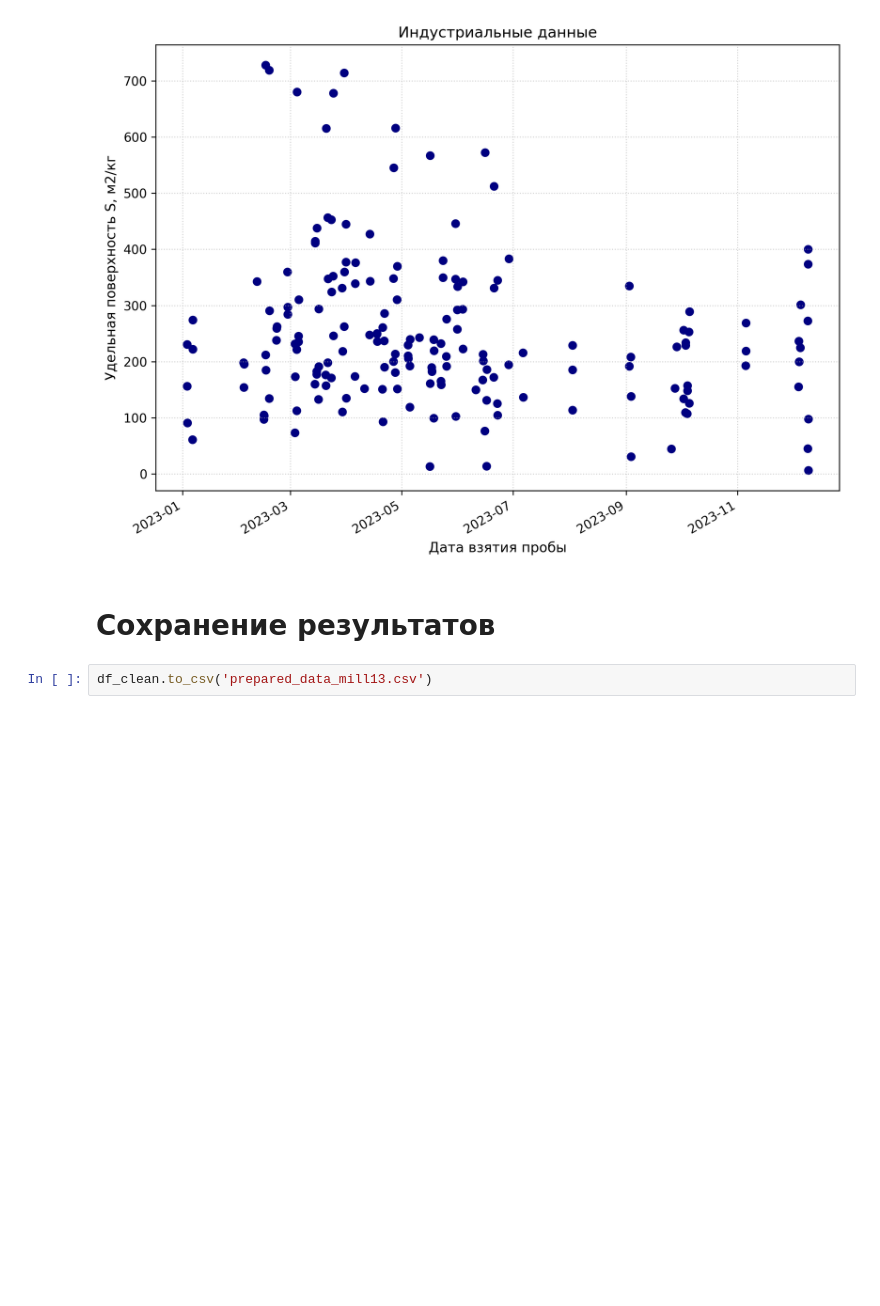
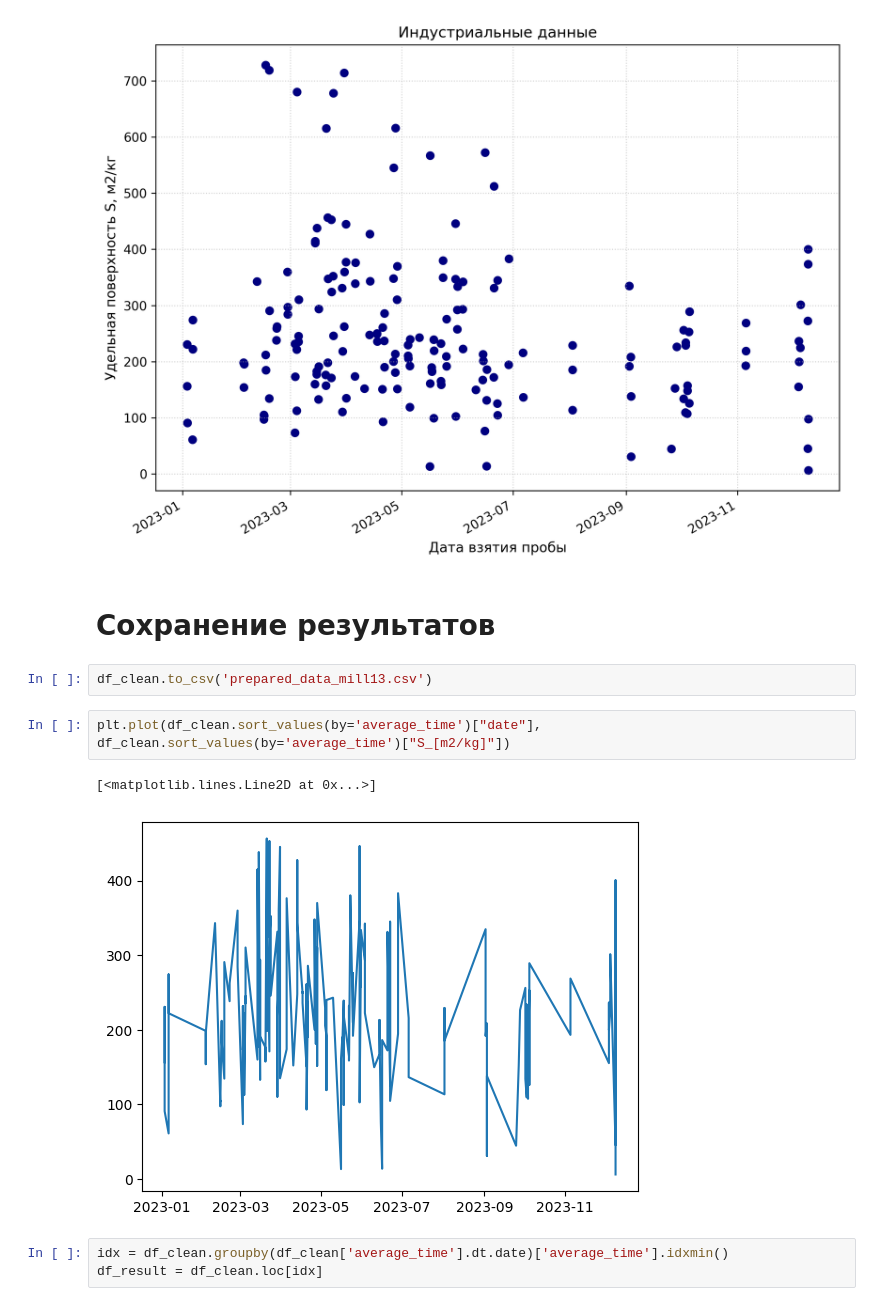
Before and after one commit to kzmna/PINN, a Jupyter notebook: src/data/industrial_data.ipynb, the cells around one changed output. Drawn from its saved outputs; the diff is of its cells as text; blank space fills up the shorter version.

```diff
--- a/src/data/industrial_data.ipynb
+++ b/src/data/industrial_data.ipynb
@@ -372,3 +372,11 @@ plt.show()
 # Сохранение результатов
 # %%
 df_clean.to_csv('prepared_data_mill13.csv')
+# %%
+plt.plot(df_clean.sort_values(by='average_time')["date"], df_clean.sort_values(by='average_time')["S_[m2/kg]"])
+# %% [output]
+[<matplotlib.lines.Line2D at 0x...>]
+[figure, added]
+# %%
+idx = df_clean.groupby(df_clean['average_time'].dt.date)['average_time'].idxmin()
+df_result = df_clean.loc[idx]
```
Also changed, not shown: parts of 8 cells of this notebook, 12 other files.
